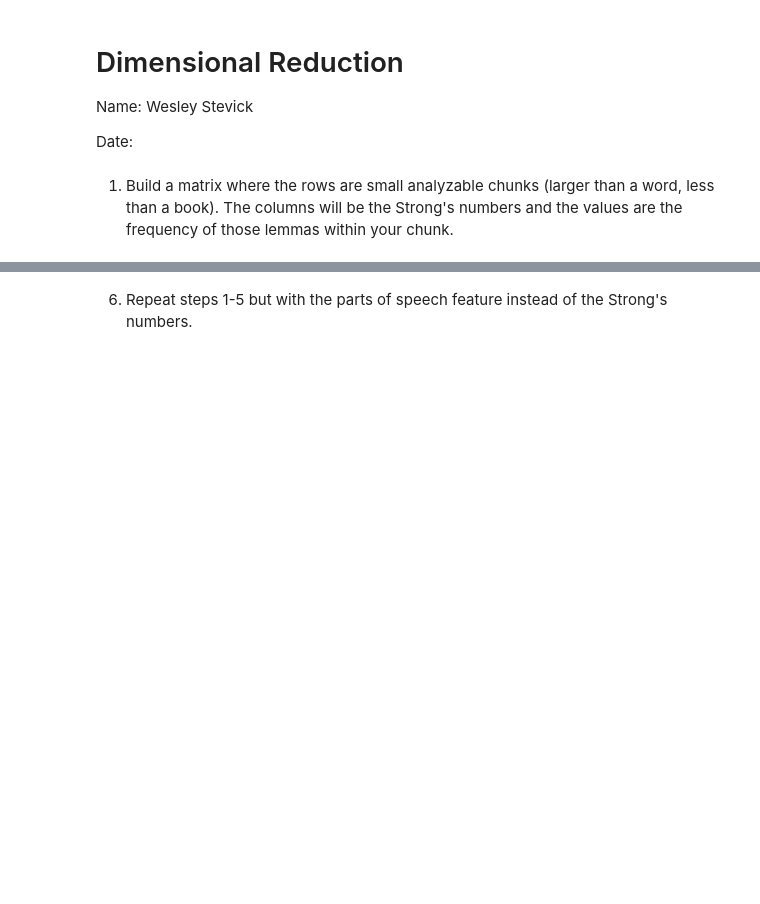
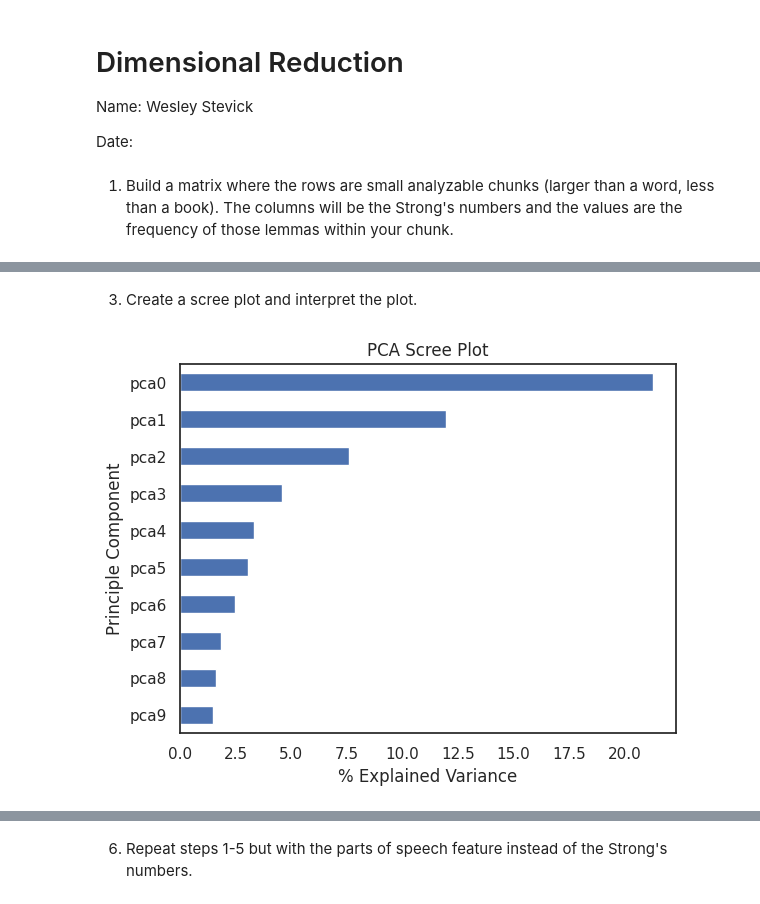
Before and after one commit to wstevick/bible-project, a Jupyter notebook: PS3_DimensionReduction.ipynb, the cells around one changed output, grey strips where cells are left out. Cells and saved outputs as stored; diff of their text form; code cells hidden in the pictures; blank space fills up the shorter version.

```diff
--- a/PS3_DimensionReduction.ipynb
+++ b/PS3_DimensionReduction.ipynb
@@ -16,0 +9,13 @@ Date:
+# %%
+import pandas as pd
+import numpy as np
+
+nt = pd.read_pickle('pickles/nt.pickle')
+dictionary = pd.read_pickle('pickles/dictionary.pickle')
+# %%
+nt['book - chapter'] = nt['book'].astype(str) + ' - ' + nt['chapter'].astype(str)
+freq_table = pd.crosstab(nt['book - chapter'], nt['strong']).astype(float)
+
+# divide the term count in each book by the number of terms in that book, to get frequencies
+freq_table /= freq_table.sum(axis=1).values[:, None]
+assert np.allclose(freq_table.sum(axis=1), 1)
@@ -16,0 +24,6 @@ Date:
+# %%
+from sklearn.decomposition import PCA
+
+pca = PCA()
+pcs = pca.fit_transform(freq_table)
+pcs = pd.DataFrame(pcs, columns=pca.get_feature_names_out()).set_index(freq_table.index)
@@ -16,0 +63,12 @@ Date:
+# %% [markdown]
+3. Create a scree plot and interpret the plot.
+# %%
+import seaborn as sns
+sns.set(style='white')
+
+ax = pd.Series(pca.explained_variance_ratio_ * 100, pca.get_feature_names_out())[::-1][-10:].plot.barh();
+ax.set_ylabel("Principle Component")
+ax.set_xlabel("% Explained Variance")
+ax.set_title("PCA Scree Plot");
+# %% [output]
+[figure, added]
```
Also changed, not shown: parts of 10 cells of this notebook.
